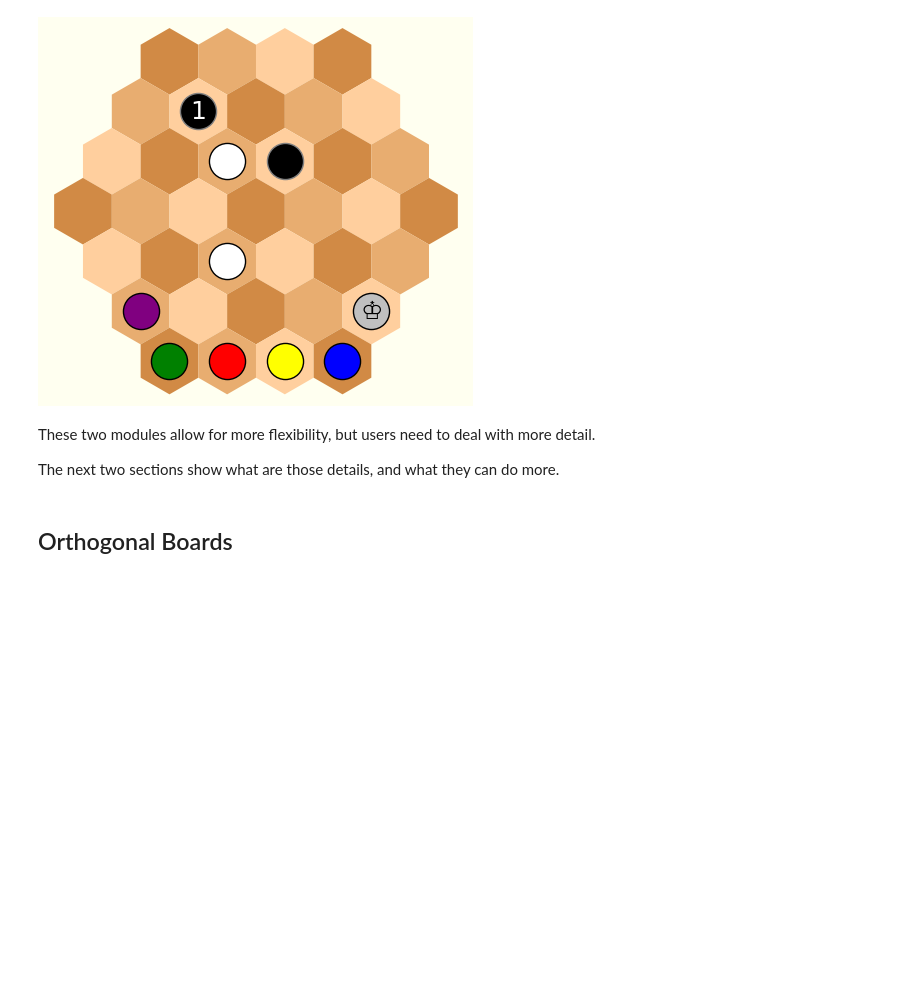
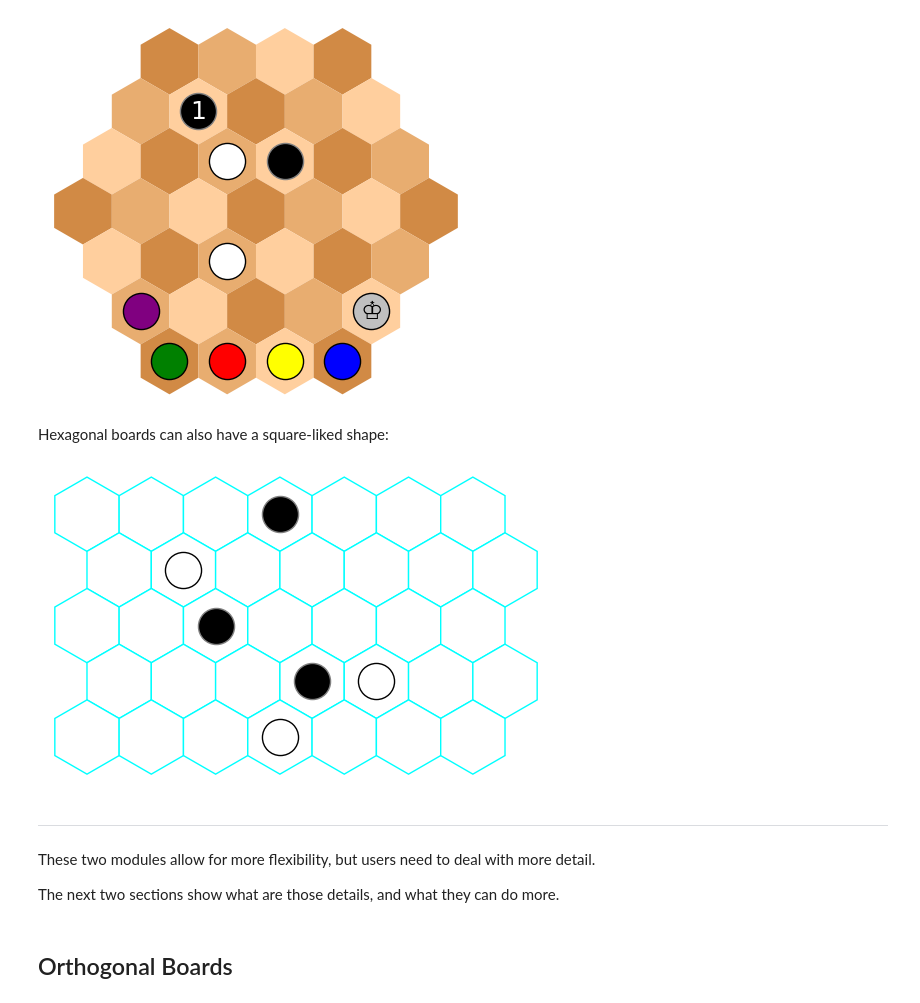
Before and after one commit to jpneto/draw_game_boards, a Jupyter notebook: code/Tutorial.ipynb, the cells around one changed output. Drawn from its saved outputs; the diff is of its cells as text; code cells hidden in the pictures; blank space fills up the shorter version.

```diff
--- a/code/Tutorial.ipynb
+++ b/code/Tutorial.ipynb
@@ -85,7 +107,25 @@ board = """
 Hex(board);
 # %% [output]
 [figure]
+# %% [markdown]
+Hexagonal boards can also have a square-liked shape:
+# %%
+hex = """
+ . . . x . . .
+  . o . . . . .
+  . . x . . . .
+   . . . x o . .
+  . . . o . . .
+"""
+
+# it's also possible to configure the board colors
+Hex(hex, square_like=True,
+    hexcolor='white', edgecolor='cyan', background='white');
+# %% [output]
+[figure, added]
 # %% [markdown]
+---
+
 These two modules allow for more flexibility, but users need to deal with more detail.
 
 The next two sections show what are those details, and what they can do more.
```
Also changed, not shown: parts of 10 cells of this notebook, 36 other files.
